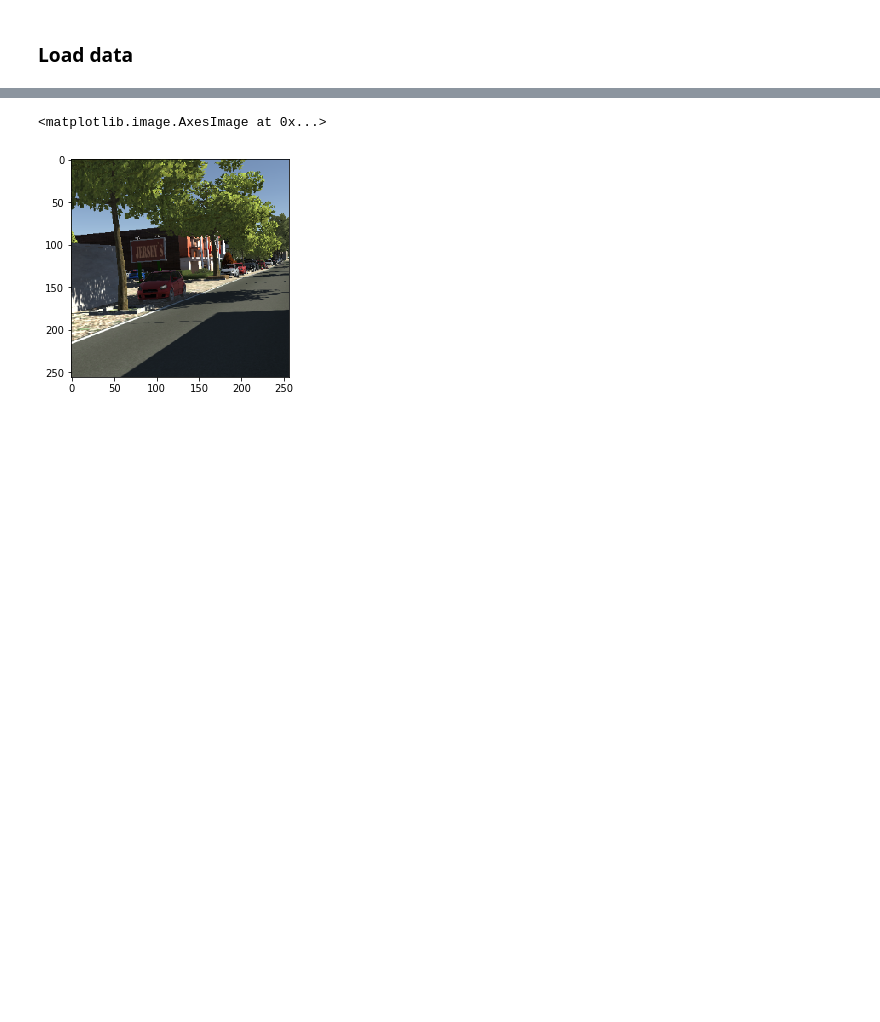
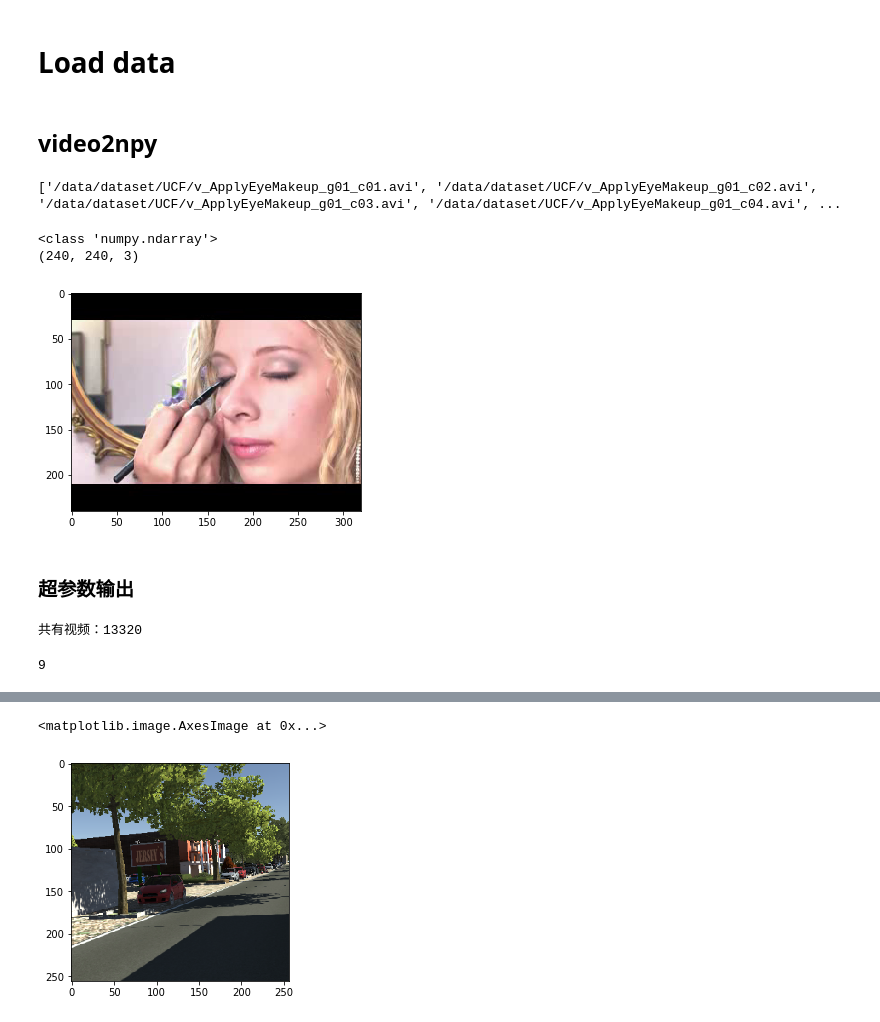
Before and after one commit to createamind/vid2vid, a Jupyter notebook: Video2Video.ipynb, the cells around one changed output, grey strips where cells are left out. Cells and saved outputs as stored; diff of their text form; code cells hidden in the pictures; blank space fills up the shorter version.

```diff
--- a/Video2Video.ipynb
+++ b/Video2Video.ipynb
@@ -1,5 +1,5 @@
 # %% [markdown]
-### Load data
+# Load data
 # %%
 import os, glob
 import cv2
@@ -9 +10,3 @@ from multiprocessing import Pool
 %matplotlib inline
+# %% [markdown]
+## video2npy
@@ -9,0 +16,20 @@ from multiprocessing import Pool
+# %%
+vid_root = '/data/dataset/UCF/'
+vid_ls = glob.glob(vid_root+"**.avi")
+vid_ls.sort()
+print(vid_ls[:5])
+# %% [output]
+['/data/dataset/UCF/v_ApplyEyeMakeup_g01_c01.avi', '/data/dataset/UCF/v_ApplyEyeMakeup_g01_c02.avi', '/data/dataset/UCF/v_ApplyEyeMakeup_g01_c03.avi', '/data/dataset/UCF/v_ApplyEyeMakeup_g01_c04.avi', ...
+# %%
+videogen = skvideo.io.vreader(vid_ls[55])
+
+for i, frame in enumerate(videogen):
+    #print(i, frame.shape)
+    if i == 4:
+        print(type(frame))
+        print(frame[:, 40:280, :].shape)
+        plt.imshow(frame)
+# %% [output]
+<class 'numpy.ndarray'>
+(240, 240, 3)
+[figure, added]
@@ -9,0 +59,30 @@ from multiprocessing import Pool
+# %% [markdown]
+### 超参数输出
+# %%
+npy_path = '/data/dataset/ucf-npy/'
+vid_root = '/data/dataset/UCF/'
+vid_ls = glob.glob(vid_root+"**.avi")
+vid_ls.sort()
+total_npy = 0
+
+## Hyperparameter
+N = 2 # how many videos would be used
+length = 7
+skip = 2
+pre = 1
+
+print('共有视频：{}'.format(len(vid_ls)))
+# %% [output]
+共有视频：13320
+# %%
+if N == '': N = len(vid_ls)
+if N > len(vid_ls): raise ValueError("处理视频数大于视频总数")
+
+with Pool(12) as p:
+    p.map(functools.partial(get_frames_npy,
+                            out_path = npy_path, length = length, skip = skip, pre = 1),
+          vid_ls[:N])
+
+print(len(os.listdir(npy_path)))
+# %% [output]
+9
```
Also changed, not shown: parts of 25 cells of this notebook, 2 other files.
